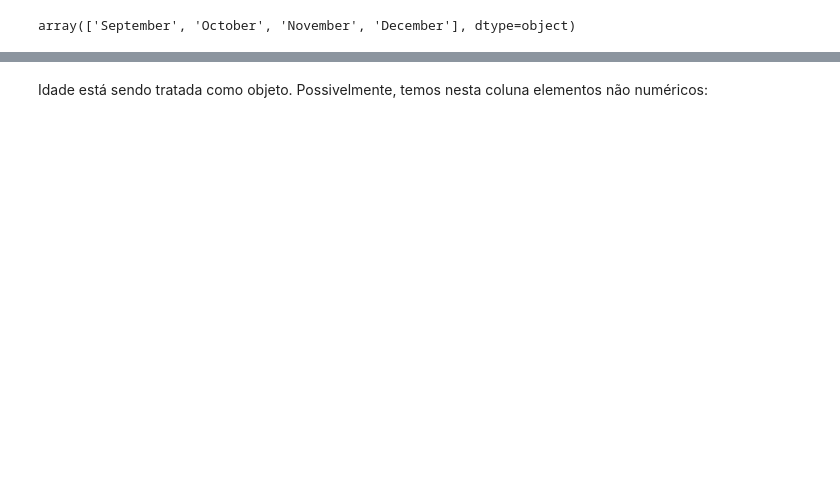
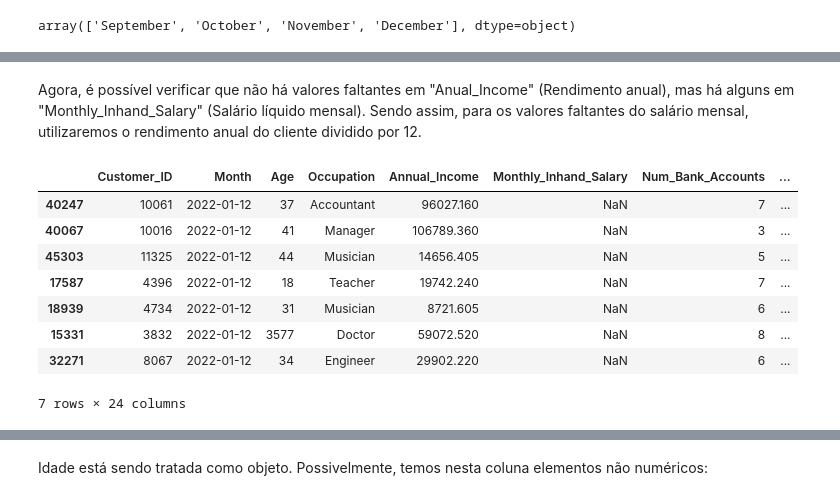
Before and after one commit to julianacamara98/intro_python_2023_ProjetoFinal, a Jupyter notebook: EDA.ipynb, the cells around one changed output, grey strips where cells are left out. Drawn from its saved outputs; the diff is of its cells as text; code cells hidden in the pictures; blank space fills up the shorter version.

```diff
--- a/EDA.ipynb
+++ b/EDA.ipynb
@@ -230,0 +181,3 @@ Agora, é possível verificar que não há valores faltantes em "Anual_Income" (
+# %%
+dados['Annual_Income'] = dados['Annual_Income'].str.replace('_','')
+dados['Annual_Income'] = dados['Annual_Income'].astype(float)
@@ -230,0 +204,14 @@ Agora, é possível verificar que não há valores faltantes em "Anual_Income" (
+# %% [markdown]
+Agora, é possível verificar que não há valores faltantes em "Anual_Income" (Rendimento anual), mas há alguns em "Monthly_Inhand_Salary" (Salário líquido mensal). Sendo assim, para os valores faltantes do salário mensal, utilizaremos o rendimento anual do cliente dividido por 12.
+# %%
+dados.loc[dados['Monthly_Inhand_Salary'].isnull()]
+# %% [output]
+|  | Customer_ID | Month | Age | Occupation | Annual_Income | Monthly_Inhand_Salary | Num_Bank_Accounts | ... |
+| 40247 | 10061 | 2022-01-12 | 37 | Accountant | 96027.160 | NaN | 7 | ... |
+| 40067 | 10016 | 2022-01-12 | 41 | Manager | 106789.360 | NaN | 3 | ... |
+| 45303 | 11325 | 2022-01-12 | 44 | Musician | 14656.405 | NaN | 5 | ... |
+| 17587 | 4396 | 2022-01-12 | 18 | Teacher | 19742.240 | NaN | 7 | ... |
+| 18939 | 4734 | 2022-01-12 | 31 | Musician | 8721.605 | NaN | 6 | ... |
+| 15331 | 3832 | 2022-01-12 | 3577 | Doctor | 59072.520 | NaN | 8 | ... |
+| 32271 | 8067 | 2022-01-12 | 34 | Engineer | 29902.220 | NaN | 6 | ... |
+7 rows × 24 columns
```
Also changed, not shown: parts of 39 cells of this notebook.
